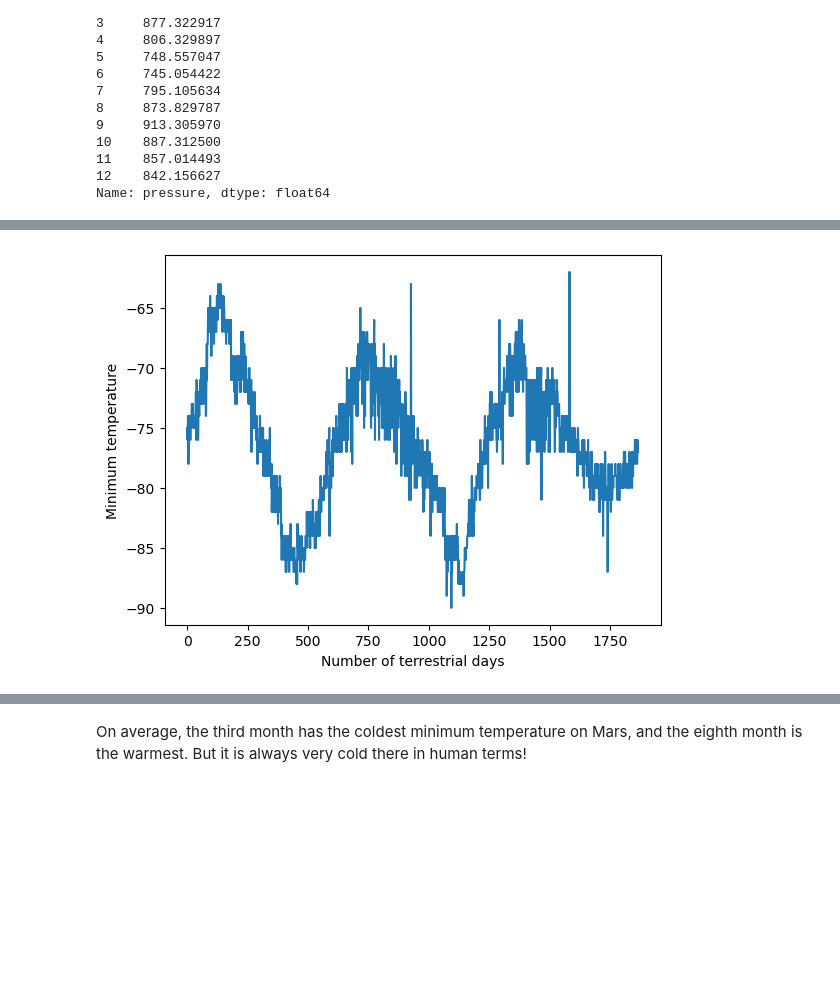
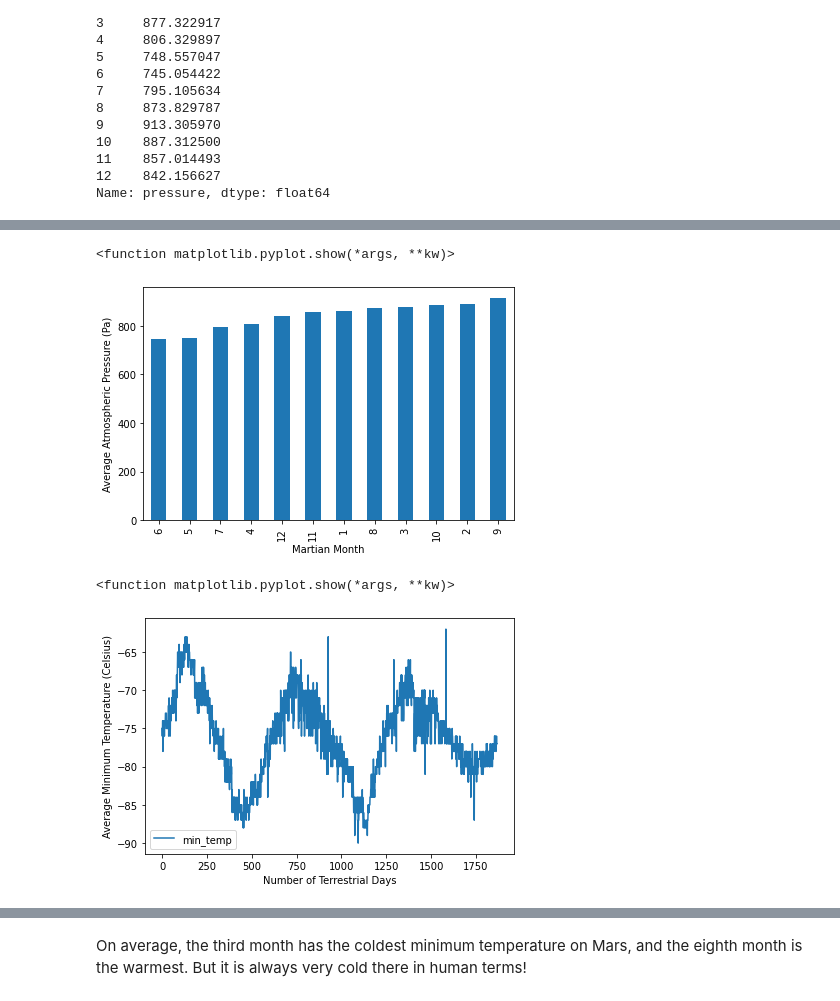
Before and after one commit to jonnybrammah/Mars-Exploration, a Jupyter notebook: part_2_mars_weather.ipynb, the cells around one changed output, grey strips where cells are left out. Saved outputs shown, nothing was run; the diff lists cells and outputs as text; code cells hidden in the pictures; blank space fills up the shorter version.

Commit message:
Updated part_2_mars_weather.ipynb (Almost complete) and included images in Output folder

```diff
--- a/part_2_mars_weather.ipynb
+++ b/part_2_mars_weather.ipynb
@@ -70,0 +66,4 @@ Assemble the scraped data into a Pandas DataFrame. The columns should have the s
+# %%
+headers = mars_table.find_all("th")
+headers_text = [item.text for item in headers]
+headers_text
@@ -70,0 +72,21 @@ Assemble the scraped data into a Pandas DataFrame. The columns should have the s
+# %%
+# Create an empty list
+rows = []
+# Loop through the scraped data to create a list of rows
+
+#Create a list of all rows of data
+mars_rows = mars_table.find_all("tr", class_ = "data-row")
+
+for row in mars_rows:
+    data = row.find_all('td')
+
+    data_text = []
+    for item in data:
+        data_text.append(item.text.strip())
+
+    rows.append(data_text)
+#     for item in data:
+#         data2 = item.text.strip()
+#         rows.append(data2)
+
+rows
@@ -71,4 +111,5 @@ Assemble the scraped data into a Pandas DataFrame. The columns should have the s
 # %%
 # Create a Pandas DataFrame by using the list of rows and a list of the column names
+mars_data_df = pd.DataFrame(rows, columns = headers_text)
 # %%
 # Confirm DataFrame was created successfully
@@ -101,2 +149,6 @@ dtype: object
+# %%
+# Change data types for data analysis
+mars_data_df[["sol", "ls", "month", "min_temp", "pressure"]] = mars_data_df[["sol", "ls", "month", "min_temp", "pressure"]].apply(pd.to_numeric)
+mars_data_df["terrestrial_date"] = pd.to_datetime(mars_data_df["terrestrial_date"])
 # %%
 # Confirm type changes were successful by examining data types again
@@ -194,4 +270,29 @@ Name: pressure, dtype: float64
+# %%
+# Plot the average pressure by month
+avg_pressure = avg_pressure.sort_values()
+
+avg_pressure.plot.bar()
+plt.xlabel("Martian Month")
+plt.ylabel("Average Atmospheric Pressure (Pa)")
+
+plt.tight_layout()
+
+plt.savefig("Output/Images/pressure_by_month_sorted.png", bbox_inches = "tight")
+plt.show
+# %% [output]
+<function matplotlib.pyplot.show(*args, **kw)>
+[figure, added]
 # %%
 # 5. How many terrestrial (earth) days are there in a Martian year?
+temp_per_day = mars_data_df[["min_temp"]]
+temp_per_day.plot()
+plt.xlabel("Number of Terrestrial Days")
+plt.ylabel("Average Minimum Temperature (Celsius)")
+
+plt.tight_layout()
+
+plt.savefig("Output/Images/min_temp_per_terrestrial_day.png", bbox_inches = "tight")
+plt.show
 # %% [output]
+<function matplotlib.pyplot.show(*args, **kw)>
-[figure, old version]
+[figure, new version]
```
Also changed, not shown: parts of 19 cells of this notebook, 5 other files.
